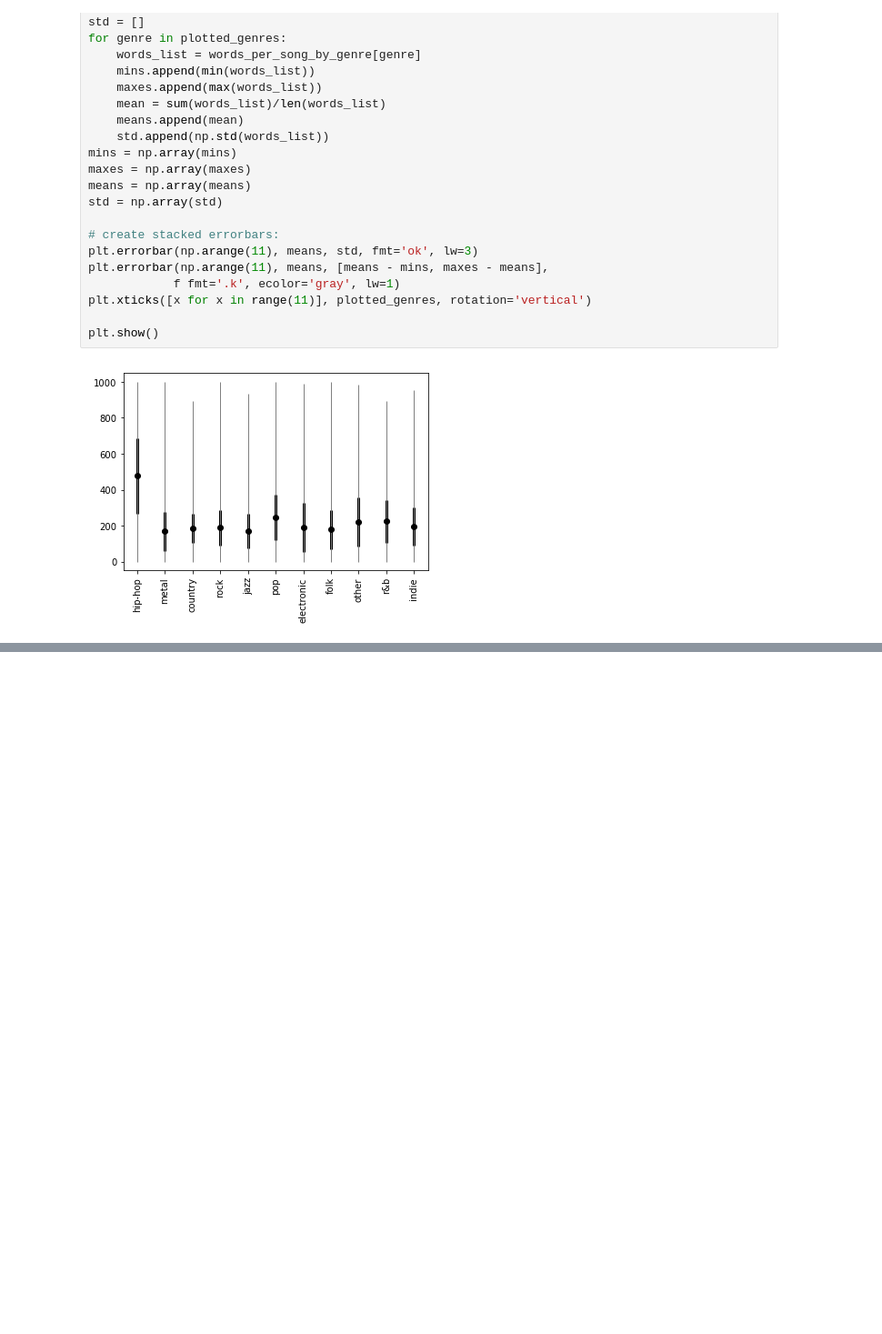
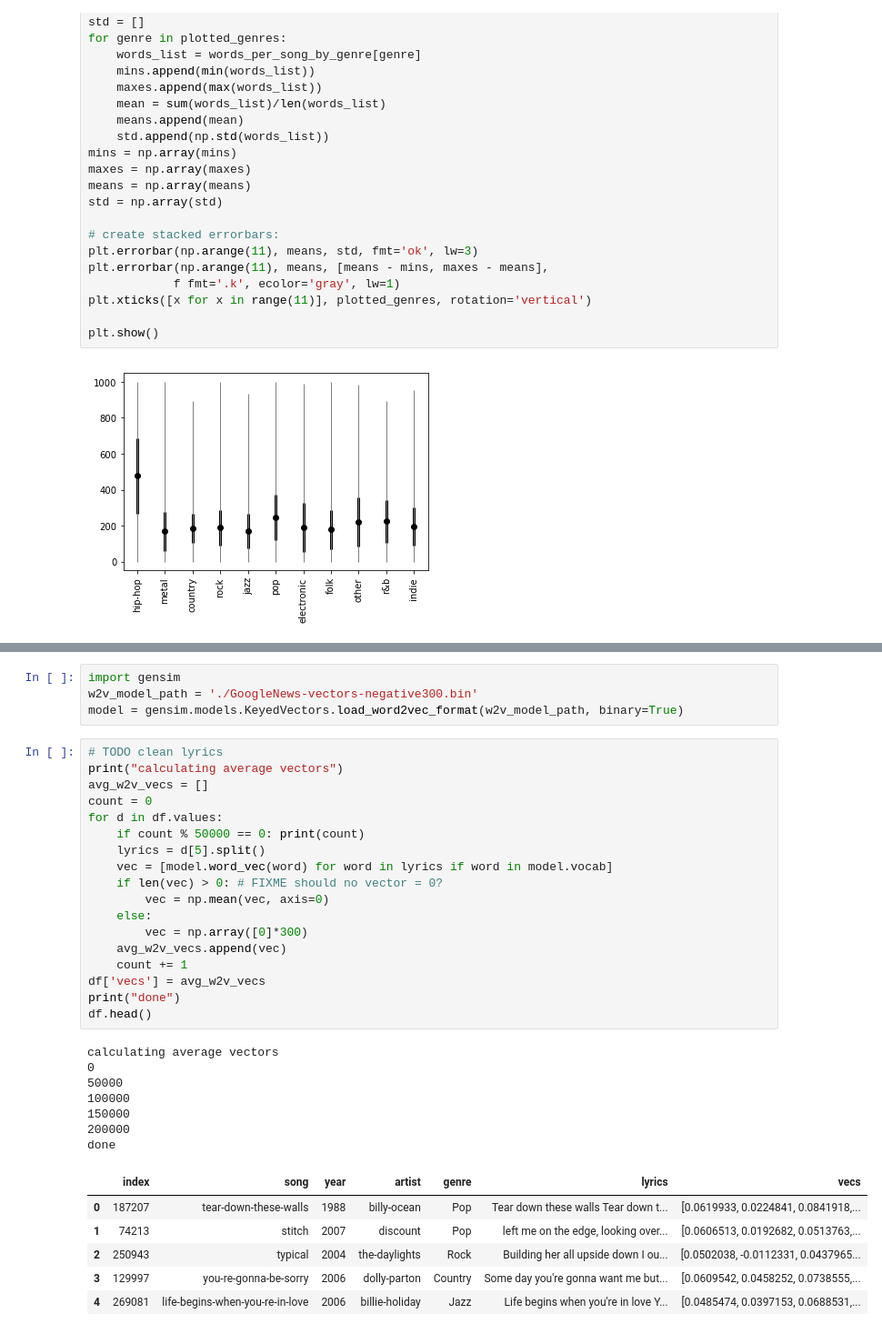
Before and after one commit to MisterSchmitz/mercari, a Jupyter notebook: lyricstogenre.ipynb, the cells around one changed output, grey strips where cells are left out. Shown at 91% size. Saved outputs shown, nothing was run; the diff lists cells and outputs as text; blank space fills up the shorter version.

```diff
--- a/lyricstogenre.ipynb
+++ b/lyricstogenre.ipynb
@@ -532,3 +547,39 @@ py.iplot(fig, filename='grouped-bar')
 # %% [output]
 High five! You successfully sent some data to your account on plotly. View your plot in your browser at https://plot.ly/~hle000/0 or inside your plot.ly account where it is named 'grouped-bar'
 [interactive output not drawn]
+# %%
+import gensim
+w2v_model_path = './GoogleNews-vectors-negative300.bin'
+model = gensim.models.KeyedVectors.load_word2vec_format(w2v_model_path, binary=True)
+# %%
+# TODO clean lyrics
+print("calculating average vectors")
+avg_w2v_vecs = []
+count = 0
+for d in df.values:
+    if count % 50000 == 0: print(count)
+    lyrics = d[5].split()
+    vec = [model.word_vec(word) for word in lyrics if word in model.vocab]
+    if len(vec) > 0: # FIXME should no vector = 0?
+        vec = np.mean(vec, axis=0)
+    else:
+        vec = np.array([0]*300)
+    avg_w2v_vecs.append(vec)
+    count += 1
+df['vecs'] = avg_w2v_vecs
+print("done")
+df.head()
+# %% [output]
+calculating average vectors
+0
+50000
+100000
+150000
+200000
+done
+|  | index | song | year | artist | genre | lyrics | vecs |
+| 0 | 187207 | tear-down-these-walls | 1988 | billy-ocean | Pop | Tear down these walls Tear down t... | [0.0619933, 0.0224841, 0.0841918,... |
+| 1 | 74213 | stitch | 2007 | discount | Pop | left me on the edge, looking over... | [0.0606513, 0.0192682, 0.0513763,... |
+| 2 | 250943 | typical | 2004 | the-daylights | Rock | Building her all upside down I ou... | [0.0502038, -0.0112331, 0.0437965... |
+| 3 | 129997 | you-re-gonna-be-sorry | 2006 | dolly-parton | Country | Some day you're gonna want me but... | [0.0609542, 0.0458252, 0.0738555,... |
+| 4 | 269081 | life-begins-when-you-re-in-love | 2006 | billie-holiday | Jazz | Life begins when you're in love Y... | [0.0485474, 0.0397153, 0.0688531,... |
```
Also changed, not shown: parts of 29 cells of this notebook.
